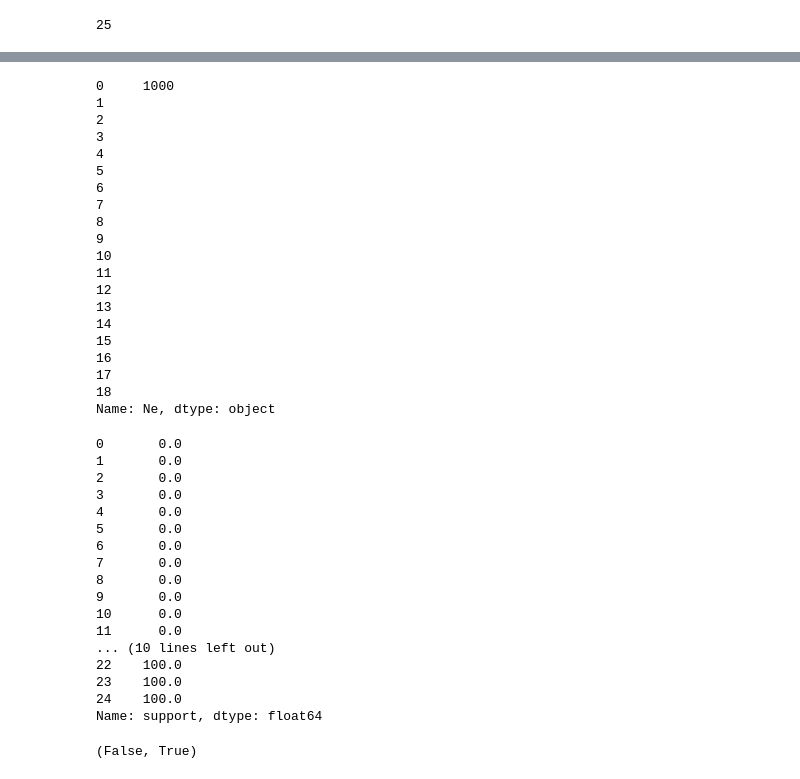
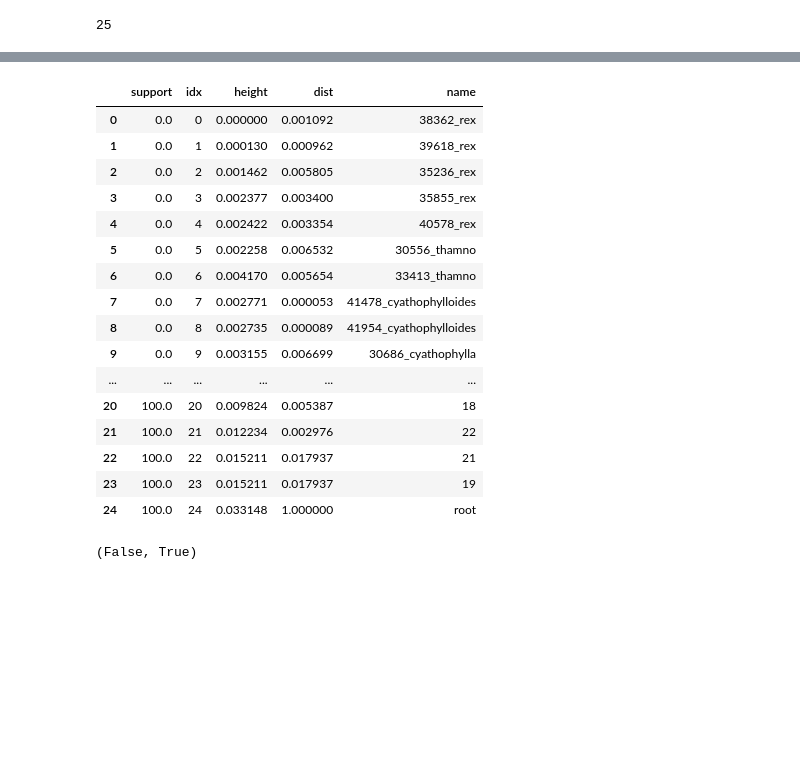
Before and after one commit to eaton-lab/toytree, a Jupyter notebook: docs/4-tutorial.ipynb, the cells around one changed output, grey strips where cells are left out. Drawn from its saved outputs; the diff is of its cells as text; code cells hidden in the pictures; blank space fills up the shorter version.

```diff
--- a/docs/4-tutorial.ipynb
+++ b/docs/4-tutorial.ipynb
@@ -84,48 +42,23 @@ AttributeError: 'NoneType' object has no attribute 'genealogy'
-# %%
-rtre = toytree.rtree.unittree(10)
-rtre = rtre.set_node_data("Ne", {0: 1000})
-rtre.get_node_data("Ne")
-# %% [output]
-0     1000
-1
-2
-3
-4
-5
-6
-7
-8
-9
-10
-11
-12
-13
-14
-15
-16
-17
-18
-Name: Ne, dtype: object
 # %%
-rtre.get_node_data("support")
+rtre.get_node_data()
 # %% [output]
-0       0.0
-1       0.0
-2       0.0
-3       0.0
-4       0.0
-5       0.0
-6       0.0
-7       0.0
-8       0.0
-9       0.0
-10      0.0
-11      0.0
-... (10 lines left out)
-22    100.0
-23    100.0
-24    100.0
-Name: support, dtype: float64
+|  | support | idx | height | dist | name |
+| 0 | 0.0 | 0 | 0.000000 | 0.001092 | 38362_rex |
+| 1 | 0.0 | 1 | 0.000130 | 0.000962 | 39618_rex |
+| 2 | 0.0 | 2 | 0.001462 | 0.005805 | 35236_rex |
+| 3 | 0.0 | 3 | 0.002377 | 0.003400 | 35855_rex |
+| 4 | 0.0 | 4 | 0.002422 | 0.003354 | 40578_rex |
+| 5 | 0.0 | 5 | 0.002258 | 0.006532 | 30556_thamno |
+| 6 | 0.0 | 6 | 0.004170 | 0.005654 | 33413_thamno |
+| 7 | 0.0 | 7 | 0.002771 | 0.000053 | 41478_cyathophylloides |
+| 8 | 0.0 | 8 | 0.002735 | 0.000089 | 41954_cyathophylloides |
+| 9 | 0.0 | 9 | 0.003155 | 0.006699 | 30686_cyathophylla |
+| ... | ... | ... | ... | ... | ... |
+| 20 | 100.0 | 20 | 0.009824 | 0.005387 | 18 |
+| 21 | 100.0 | 21 | 0.012234 | 0.002976 | 22 |
+| 22 | 100.0 | 22 | 0.015211 | 0.017937 | 21 |
+| 23 | 100.0 | 23 | 0.015211 | 0.017937 | 19 |
+| 24 | 100.0 | 24 | 0.033148 | 1.000000 | root |
 # %%
 tre.is_rooted(), rtre.is_rooted()
 # %% [output]
```
Also changed, not shown: parts of 8 cells of this notebook.
